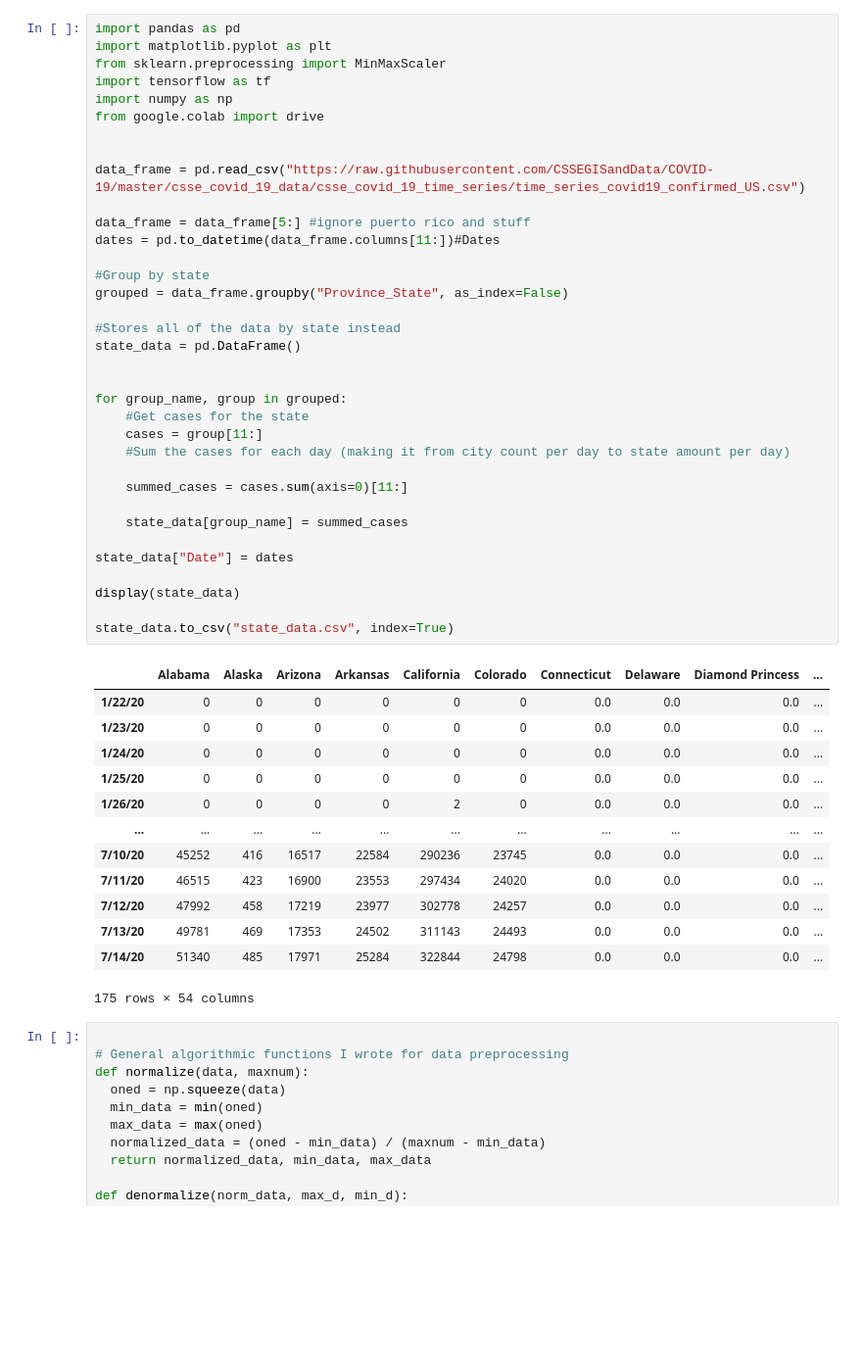
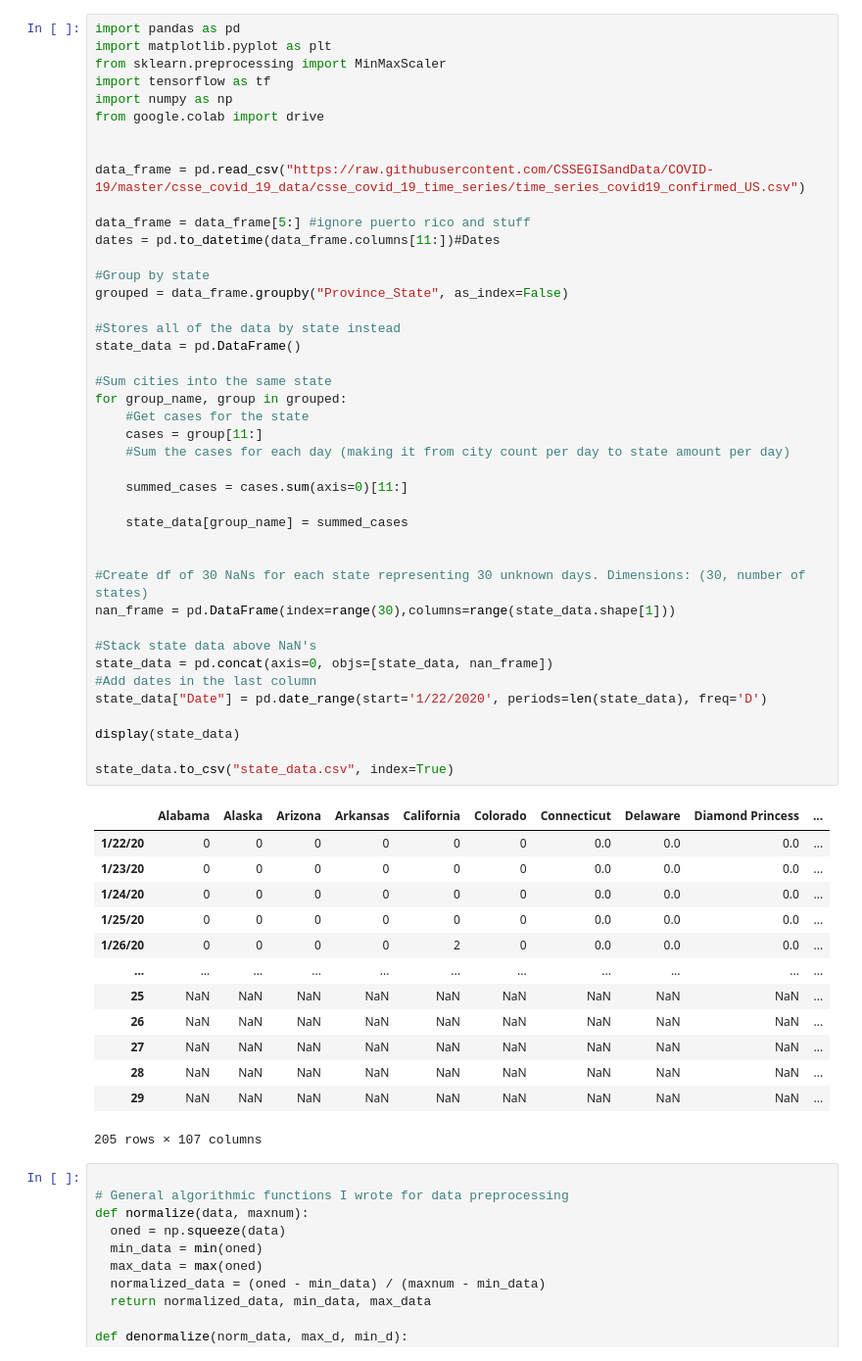
Before and after one commit to 22anirudhk/covid-net, a Jupyter notebook: CovidNetAI.ipynb, the cells around one changed output. Shown at 98% size. Saved outputs shown, nothing was run; the diff lists cells and outputs as text; blank space fills up the shorter version.

Commit message:
Add code for NaN's in state data.

```diff
--- a/CovidNetAI.ipynb
+++ b/CovidNetAI.ipynb
@@ -12,41 +12,48 @@ data_frame = pd.read_csv("https://raw.githubusercontent.com/CSSEGISandData/COVID
 data_frame = data_frame[5:] #ignore puerto rico and stuff
 dates = pd.to_datetime(data_frame.columns[11:])#Dates
 
 #Group by state
 grouped = data_frame.groupby("Province_State", as_index=False)
 
 #Stores all of the data by state instead
 state_data = pd.DataFrame()
 
-
+#Sum cities into the same state
 for group_name, group in grouped:
     #Get cases for the state
     cases = group[11:]
     #Sum the cases for each day (making it from city count per day to state amount per day)
 
     summed_cases = cases.sum(axis=0)[11:]
 
     state_data[group_name] = summed_cases
 
-state_data["Date"] = dates
+
+#Create df of 30 NaNs for each state representing 30 unknown days. Dimensions: (30, number of states)
+nan_frame = pd.DataFrame(index=range(30),columns=range(state_data.shape[1]))
+
+#Stack state data above NaN's
+state_data = pd.concat(axis=0, objs=[state_data, nan_frame])
+#Add dates in the last column
+state_data["Date"] = pd.date_range(start='1/22/2020', periods=len(state_data), freq='D')
 
 display(state_data)
 
 state_data.to_csv("state_data.csv", index=True)
 # %% [output]
 |  | Alabama | Alaska | Arizona | Arkansas | California | Colorado | Connecticut | Delaware | Diamond Princess | ... |
 | 1/22/20 | 0 | 0 | 0 | 0 | 0 | 0 | 0.0 | 0.0 | 0.0 | ... |
 | 1/23/20 | 0 | 0 | 0 | 0 | 0 | 0 | 0.0 | 0.0 | 0.0 | ... |
 | 1/24/20 | 0 | 0 | 0 | 0 | 0 | 0 | 0.0 | 0.0 | 0.0 | ... |
 | 1/25/20 | 0 | 0 | 0 | 0 | 0 | 0 | 0.0 | 0.0 | 0.0 | ... |
 | 1/26/20 | 0 | 0 | 0 | 0 | 2 | 0 | 0.0 | 0.0 | 0.0 | ... |
 | ... | ... | ... | ... | ... | ... | ... | ... | ... | ... | ... |
-| 7/10/20 | 45252 | 416 | 16517 | 22584 | 290236 | 23745 | 0.0 | 0.0 | 0.0 | ... |
-| 7/11/20 | 46515 | 423 | 16900 | 23553 | 297434 | 24020 | 0.0 | 0.0 | 0.0 | ... |
-| 7/12/20 | 47992 | 458 | 17219 | 23977 | 302778 | 24257 | 0.0 | 0.0 | 0.0 | ... |
-| 7/13/20 | 49781 | 469 | 17353 | 24502 | 311143 | 24493 | 0.0 | 0.0 | 0.0 | ... |
-| 7/14/20 | 51340 | 485 | 17971 | 25284 | 322844 | 24798 | 0.0 | 0.0 | 0.0 | ... |
+| 25 | NaN | NaN | NaN | NaN | NaN | NaN | NaN | NaN | NaN | ... |
+| 26 | NaN | NaN | NaN | NaN | NaN | NaN | NaN | NaN | NaN | ... |
+| 27 | NaN | NaN | NaN | NaN | NaN | NaN | NaN | NaN | NaN | ... |
+| 28 | NaN | NaN | NaN | NaN | NaN | NaN | NaN | NaN | NaN | ... |
+| 29 | NaN | NaN | NaN | NaN | NaN | NaN | NaN | NaN | NaN | ... |
-175 rows × 54 columns
+205 rows × 107 columns
 # %%
 
 # General algorithmic functions I wrote for data preprocessing
```
